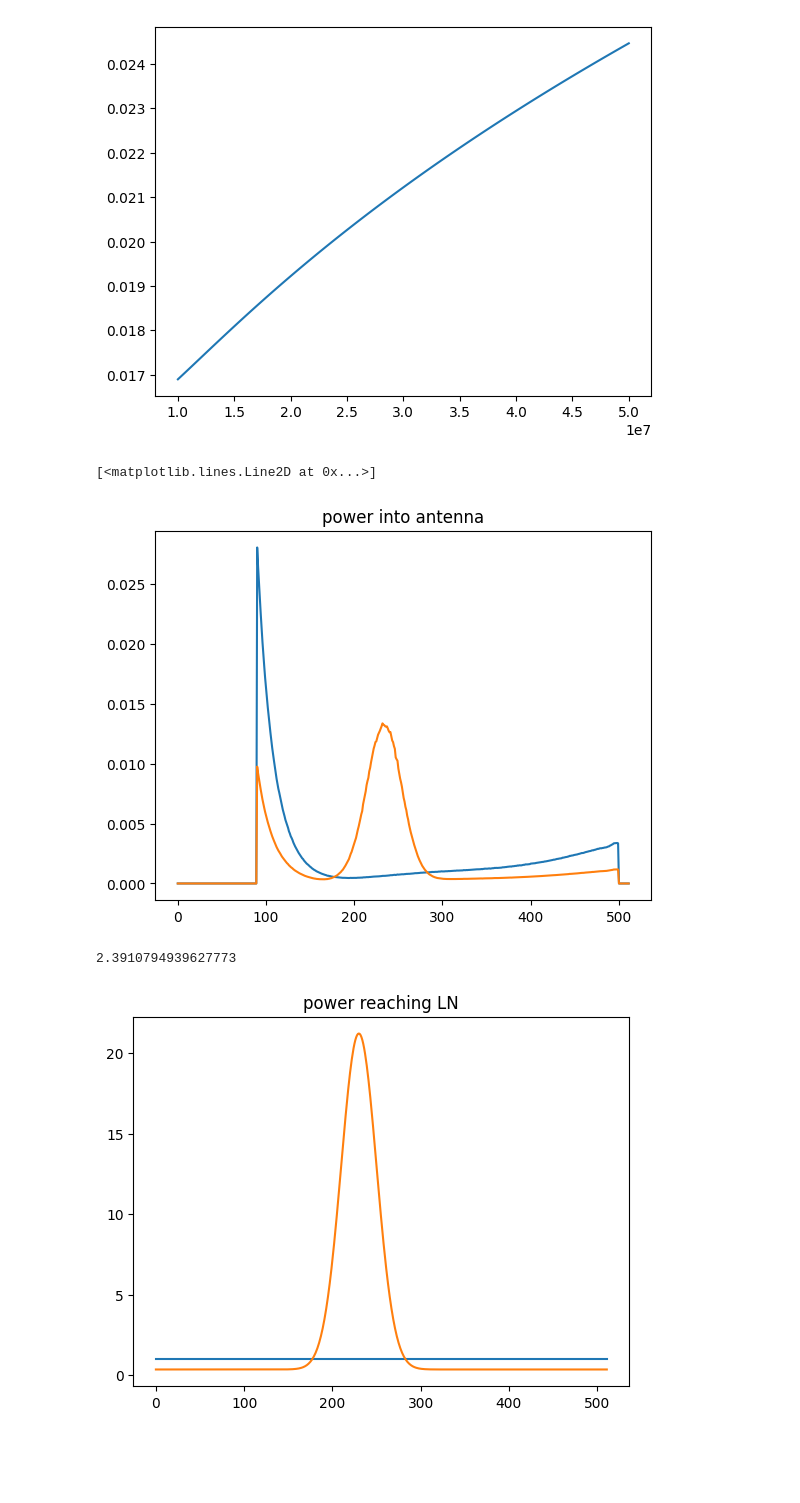
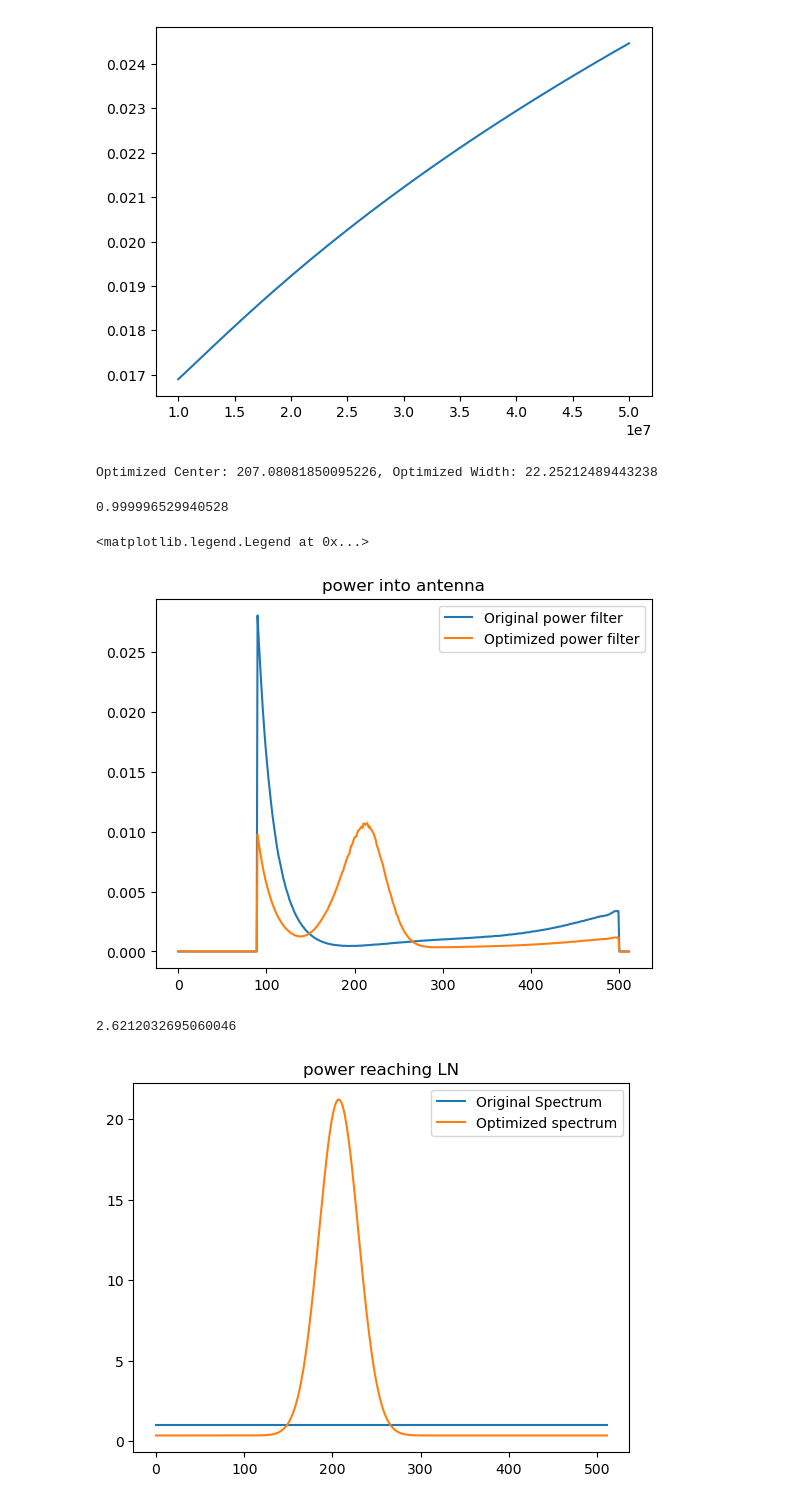
Before and after one commit to lusee-night/notebooks, a Jupyter notebook: calibrator/pfb_detect_ng.ipynb, the cells around one changed output. Drawn from its saved outputs; the diff is of its cells as text; code cells hidden in the pictures; blank space fills up the shorter version.

Commit message:
Optimized power filter for most power to LuSEE

```diff
--- a/calibrator/pfb_detect_ng.ipynb
+++ b/calibrator/pfb_detect_ng.ipynb
@@ -54,27 +68,56 @@ plt.plot(freq,signal_rms(freq)/noise_rms(freq))
 Power per tone 4.999999999999999e-19 W/m^2
 [<matplotlib.lines.Line2D at 0x...>]
 [figure]
-# %%
-precompensation = np.load('/home/anze/work/lusee/notebooks/calibrator/precompensation.npz')['precomp']
-antenna = 1/np.copy(precompensation)
-x= np.arange(512)
-precompensation_fix = precompensation*(1+60*np.exp(-(x-230)**2/(2*20**2)))
-precompensation_fix/=precompensation_fix.sum()
+# %%
+precompensation = np.load('precompensation.npz')['precomp']
+antenna = 1/np.copy(precompensation)
+x= np.arange(512)
+
+init_params = [230, 20]
+
+
+def pwr_filt(x, center, width): # power filter
+    return 1 + 60 * np.exp(-(x - center)**2 / (2 * width**2))
+
+def func(params): # define function for maximizing
+    center, width = params
+    modifier = pwr_filt(x, center, width)
+    precompensation_fix = precompensation * modifier
+    precompensation_fix /= np.sum(precompensation_fix)  # Normalize the filter
+    boosted_signal = precompensation_fix * antenna
+    return -np.sum(boosted_signal)  # Negate because we use minimize
+
+# Perform the optimization
+result = minimize(func, init_params, bounds=[(0, 511), (1, 100)])
+optm_center, optm_width = result.x
+optm_modifier = pwr_filt(x, optm_center, optm_width)
+
+print(f"Optimized Center: {optm_center}, Optimized Width: {optm_width}")
+# %% [output]
+Optimized Center: 207.08081850095226, Optimized Width: 22.25212489443238
+# %%
+precompensation_fix = precompensation * optm_modifier
+precompensation_fix/=precompensation_fix.sum()
+precompensation.sum()
+# %% [output]
+0.999996529940528
 # %%
 plt.title('power into antenna')
-plt.plot(precompensation)
-plt.plot(precompensation_fix)
+plt.plot(x, precompensation, label='Original power filter')
+plt.plot(x, precompensation_fix, label='Optimized power filter')
+plt.legend()
 # %% [output]
-[<matplotlib.lines.Line2D at 0x...>]
+<matplotlib.legend.Legend at 0x...>
-[figure, old version]
+[figure, new version]
 # %%
 plt.title('power reaching LN')
-plt.plot(precompensation*antenna)
-plt.plot(precompensation_fix*antenna)
+plt.plot(precompensation*antenna,label='Original Spectrum')
+plt.plot(precompensation_fix*antenna,label='Optimized spectrum')
+plt.legend()
 print ((precompensation_fix*antenna).sum()/(precompensation*antenna).sum())
 # %% [output]
-2.3910794939627773
+2.6212032695060046
-[figure, old version]
+[figure, new version]
 # %%
 comb=Comb(Nstart= 181, Nend= 983, response=signal_rms, noise=noise_rms, precompensation=precompensation_fix, antenna=antenna)
 C = Calibrator(comb, alpha=-0.3,dalpha_dt=0.0, add_noise=True, Nnotch=16, Nintg=128)
```
Also changed, not shown: parts of 6 cells of this notebook.
